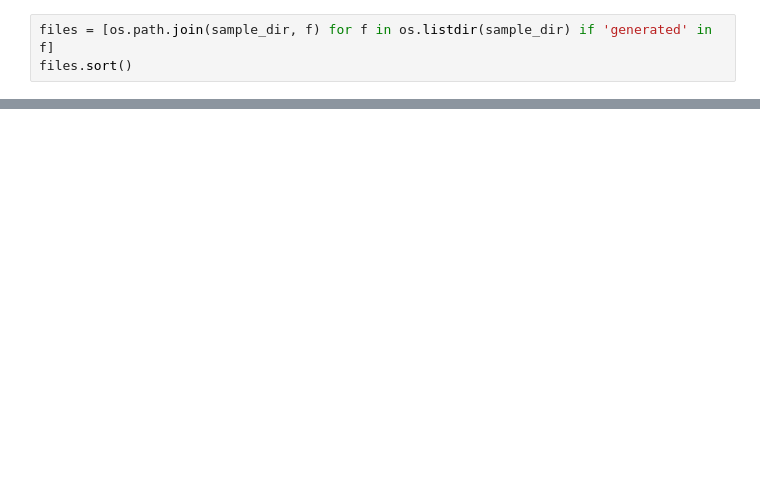
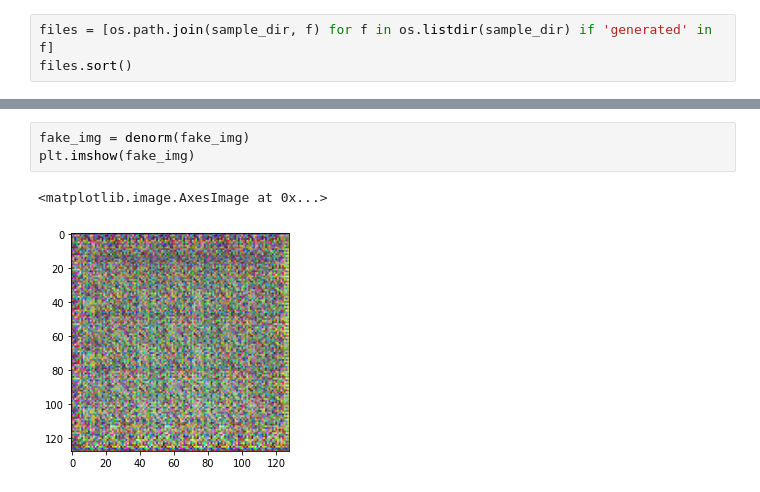
Before and after one commit to TienLungSun/PyTorch-deep-learning, a Jupyter notebook: 8.1. GAN.ipynb, the cells around one changed output, grey strips where cells are left out. Saved outputs shown, nothing was run; the diff lists cells and outputs as text; blank space fills up the shorter version.

```diff
--- a/8.1. GAN.ipynb
+++ b/8.1. GAN.ipynb
@@ -397,0 +438,6 @@ plt.title('Scores');
+# %%
+fake_img = denorm(fake_img)
+plt.imshow(fake_img)
+# %% [output]
+<matplotlib.image.AxesImage at 0x...>
+[figure, added]
```
Also changed, not shown: parts of 19 cells of this notebook.
